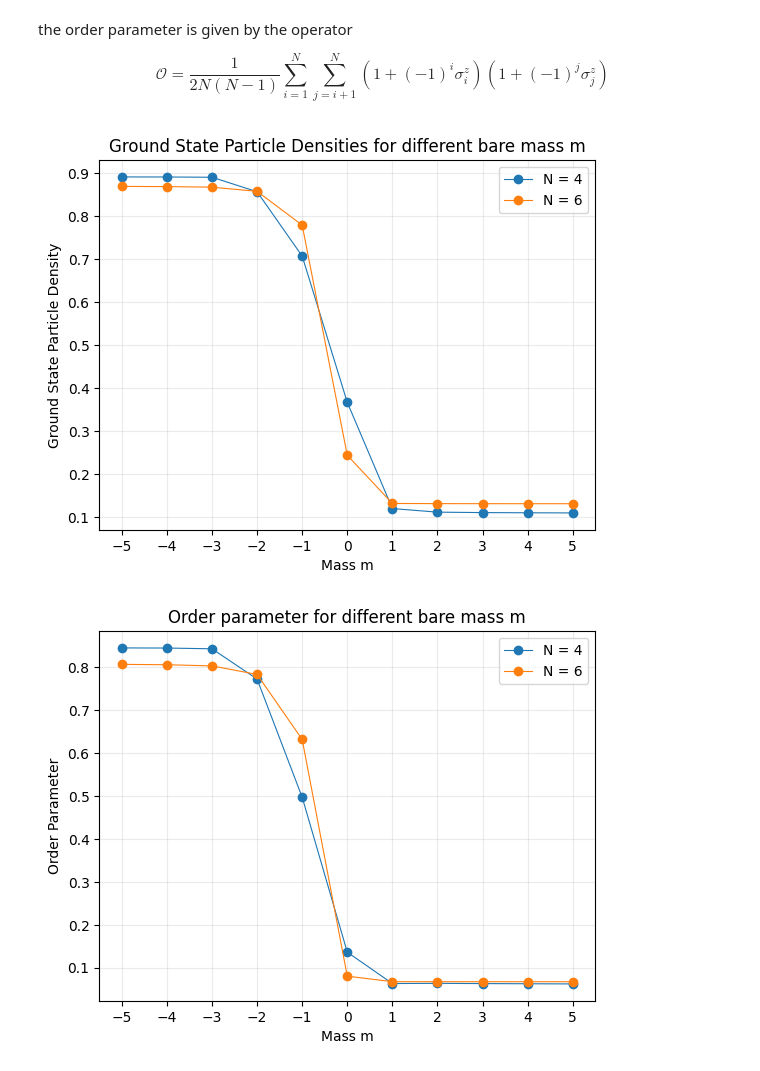
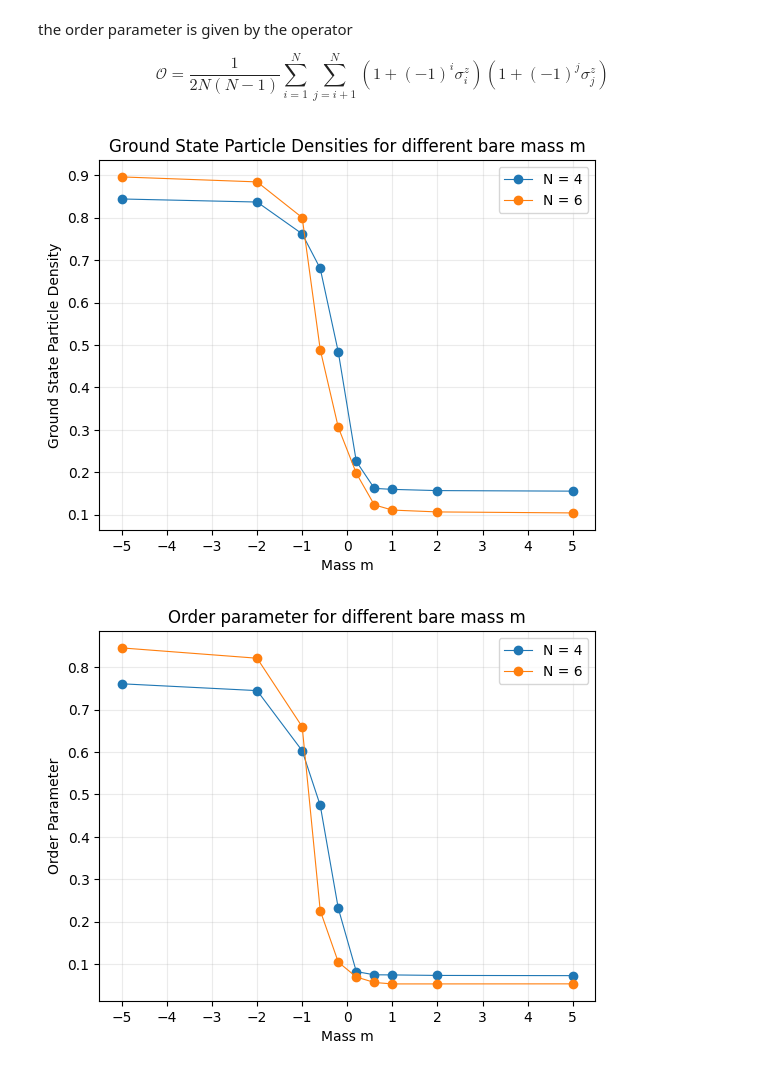
Before and after one commit to adithyarao3103/Schwinger-Model, a Jupyter notebook: vqe_gs_schwinger.ipynb, the cells around one changed output. Cells and saved outputs as stored; diff of their text form; code cells hidden in the pictures.

```diff
--- a/vqe_gs_schwinger.ipynb
+++ b/vqe_gs_schwinger.ipynb
@@ -198,6 +198,10 @@ class VQE():
 
                 max_grad = max(max(map(abs, gradient_x)), max(map(abs, gradient_y)), max(map(abs, gradient_z)))
 
+                theta_new_x = [theta - learning_rate*gradient for (theta, gradient) in zip(theta_x_list, gradient_x)]
+                theta_new_y = [theta - learning_rate*gradient for (theta, gradient) in zip(theta_y_list, gradient_y)]
+                theta_new_z = [theta - learning_rate*gradient for (theta, gradient) in zip(theta_z_list, gradient_z)]
+
                 self.theta_x[:] = [theta - learning_rate*gradient for (theta, gradient) in zip(theta_x_list, gradient_x)]
                 self.theta_y[:] = [theta - learning_rate*gradient for (theta, gradient) in zip(theta_y_list, gradient_y)]
                 self.theta_z[:] = [theta - learning_rate*gradient for (theta, gradient) in zip(theta_z_list, gradient_z)]
@@ -334,13 +338,13 @@ def get_rand_state(N:int, seed:int=19203):
 # %%
 def get_rand_thetas(N:int, seed:int=12731):
     np.random.seed(seed)
-    thetas = np.random.rand(3*N)
+    thetas = np.random.uniform(low=0, high=4*np.pi, size=3*N)
     return thetas[0:N],  thetas[N:2*N], thetas[2*N:3*N]
 # %%
 num_sites = [4,6]
 learning_rate = 1e-2
-masses = np.linspace(-5, 5, 11)
-epochs = 10000
+masses = [-5, -2, -1, -0.6, -0.2, 0.2, 0.6, 1, 2, 5]
+epochs = 2000
 energies = []
 states = []
 # %%
@@ -390,22 +394,22 @@ for N in num_sites:
 particle_densities = []
 for i in range(len(num_sites)):
     particle_density_op = get_particle_density(num_sites[i])
-    ground_states = states[i+1]
+    ground_states = states[i]
     particle_densities.append([particle_density_op.expectation_value(statevector(state)) for state in ground_states])
 # %%
 
 fig, ax = plt.subplots()
 for i in range(len(num_sites)):
     ax.plot(masses, particle_densities[i], '.-', linewidth=0.8, markersize=12, label=f'N = {num_sites[i]}')
-ax.set_xticks(masses)
+ax.set_xticks(np.linspace(-5, 5, 11))
 ax.set_xlabel("Mass m")
 ax.set_ylabel("Ground State Particle Density")
 ax.set_title("Ground State Particle Densities for different bare mass m")
 ax.legend(loc='best')
 
 plt.grid(True, alpha=0.25)
 # %% [output]
-[figure, old version]
+[figure, new version]
 # %%
 order_parameters = []
 for i in range(len(num_sites)):
@@ -417,7 +421,7 @@ for i in range(len(num_sites)):
 fig, ax = plt.subplots()
 for i in range(len(num_sites)):
     ax.plot(masses, order_parameters[i], '.-', linewidth=0.8, markersize=12, label=f'N = {num_sites[i]}')
-ax.set_xticks(masses)
+ax.set_xticks(np.linspace(-5, 5, 11))
 ax.set_xlabel("Mass m")
 ax.set_ylabel("Order Parameter")
 ax.set_title("Order parameter for different bare mass m")
@@ -425,4 +429,4 @@ ax.legend(loc='best')
 
 plt.grid(True, alpha=0.25)
 # %% [output]
-[figure, old version]
+[figure, new version]
```
Also changed, not shown: parts of 3 cells of this notebook, 6 other files.
